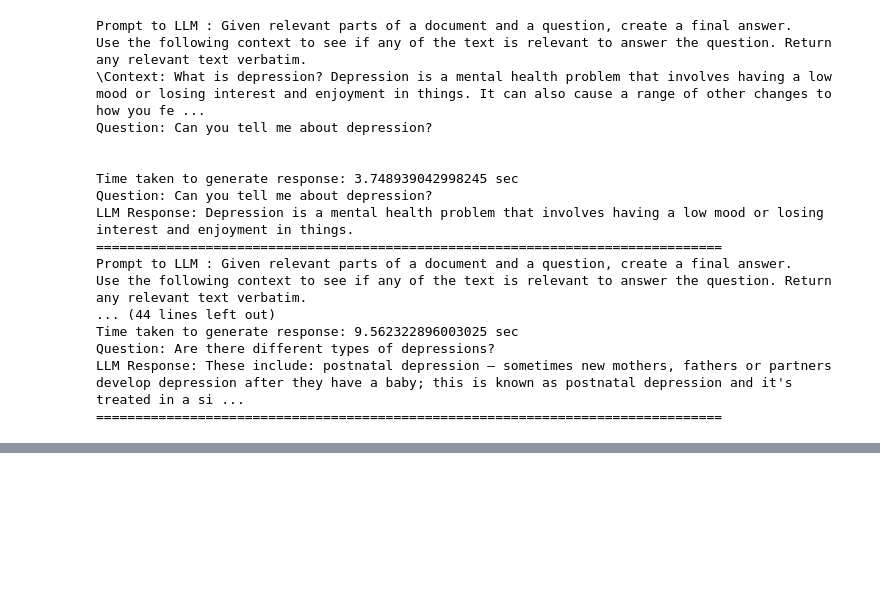
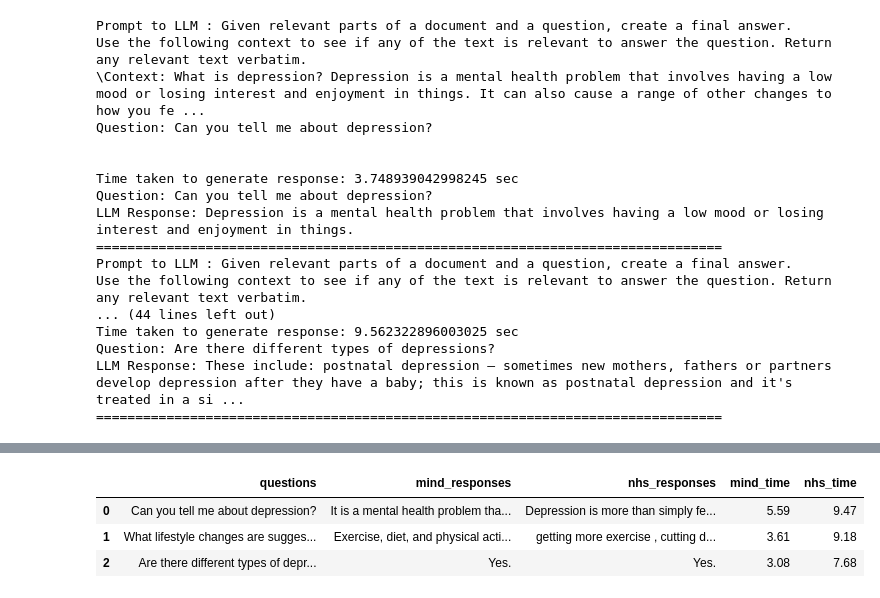
Before and after one commit to fuzzylabs/MindGPT, a Jupyter notebook: experiments/prompt_engineering_experiment.ipynb, the cells around one changed output, grey strips where cells are left out. Saved outputs shown, nothing was run; the diff lists cells and outputs as text; code cells hidden in the pictures; blank space fills up the shorter version.

```diff
--- a/experiments/prompt_engineering_experiment.ipynb
+++ b/experiments/prompt_engineering_experiment.ipynb
@@ -869,0 +921,10 @@ result_df
+# %%
+template = """Use the following pieces of context to answer the question at the end.
+If you don't know the answer, just say that you don't know, don't try to make up an answer.
+Use three sentences maximum and keep the answer as concise as possible.
+
+{context}
+
+Question: {question}
+"""
+result_df = run_experiment(QUESTIONS, template, is_baseline=False)
@@ -869,0 +949,7 @@ result_df
+# %%
+result_df
+# %% [output]
+|  | questions | mind_responses | nhs_responses | mind_time | nhs_time |
+| 0 | Can you tell me about depression? | It is a mental health problem tha... | Depression is more than simply fe... | 5.59 | 9.47 |
+| 1 | What lifestyle changes are sugges... | Exercise, diet, and physical acti... | getting more exercise , cutting d... | 3.61 | 9.18 |
+| 2 | Are there different types of depr... | Yes. | Yes. | 3.08 | 7.68 |
```
Also changed, not shown: parts of 16 cells of this notebook, 1 other file.
